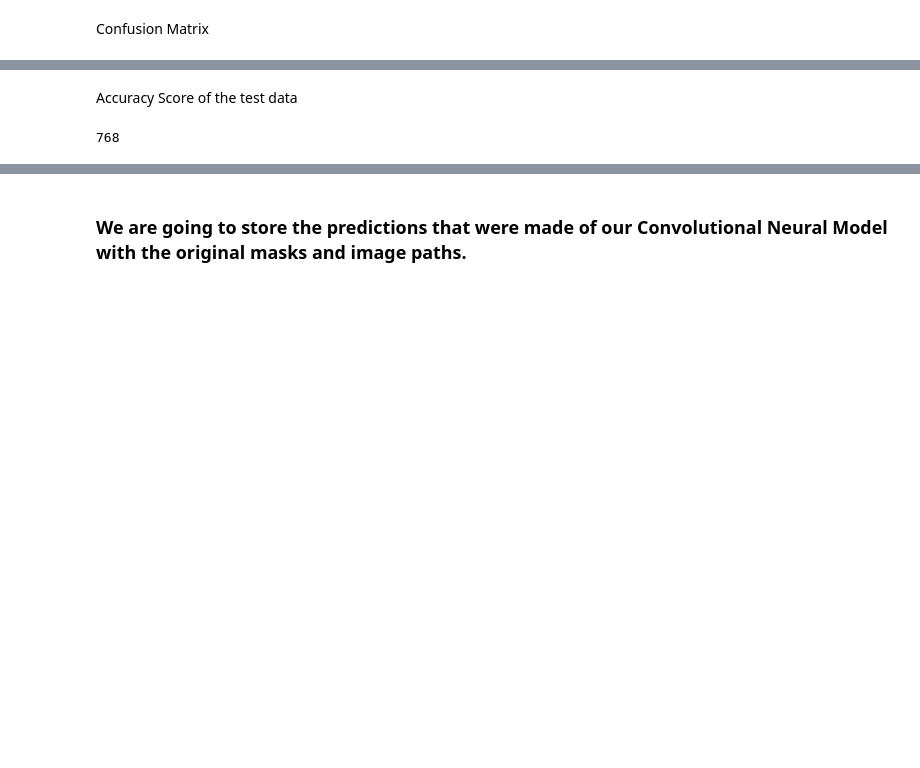
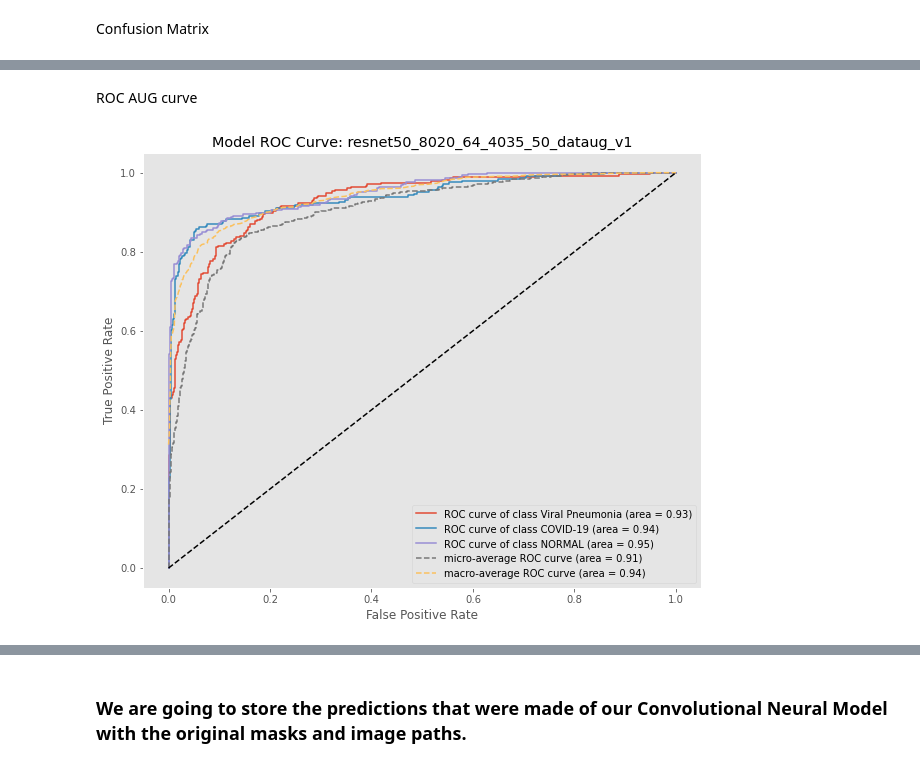
Before and after one commit to erickrobm/thorx_pipeline, a Jupyter notebook: notebooks/thorx_notebook.ipynb, the cells around one changed output, grey strips where cells are left out. Drawn from its saved outputs; the diff is of its cells as text; code cells hidden in the pictures; blank space fills up the shorter version.

Commit message:
update: Added ROC curve and optimized notebook

```diff
--- a/notebooks/thorx_notebook.ipynb
+++ b/notebooks/thorx_notebook.ipynb
@@ -631,8 +757,8 @@ loaded_model = load_model(MODEL_PATH + MODEL_NAME + ".h5")
 opt = Adam(lr = INIT_LR, decay = DECAY)
 loaded_model.compile(optimizer=opt, loss='sparse_categorical_crossentropy', metrics=['accuracy'])
 
-test_prediction = loaded_model.predict(test_generator, verbose = 1)
-test_prediction = np.argmax(test_prediction, axis=1)
+prob_test_prediction = loaded_model.predict(test_generator)
+test_prediction = np.argmax(prob_test_prediction, axis=1)
 
 print(classification_report(y_test.argmax(axis=1), test_prediction, target_names=LABELS))
 conf_matrix = confusion_matrix(y_test.argmax(axis=1), test_prediction)
@@ -673,10 +799,12 @@ model.parameters()
-# %% [markdown]
-Accuracy Score of the test data
+# %% [markdown]
+ROC AUG curve
+# %%
+roc_graph = ROC()
+roc_metrics = roc_graph.ROC_Curve(y_test, prob_test_prediction)
+# %% [output]
+[figure, added]
 # %%
 test_original = np.argmax(y_test, axis=1)
-len(test_original)
-# %% [output]
-768
 # %%
 from sklearn.metrics import accuracy_score
 
```
Also changed, not shown: parts of 18 cells of this notebook.
